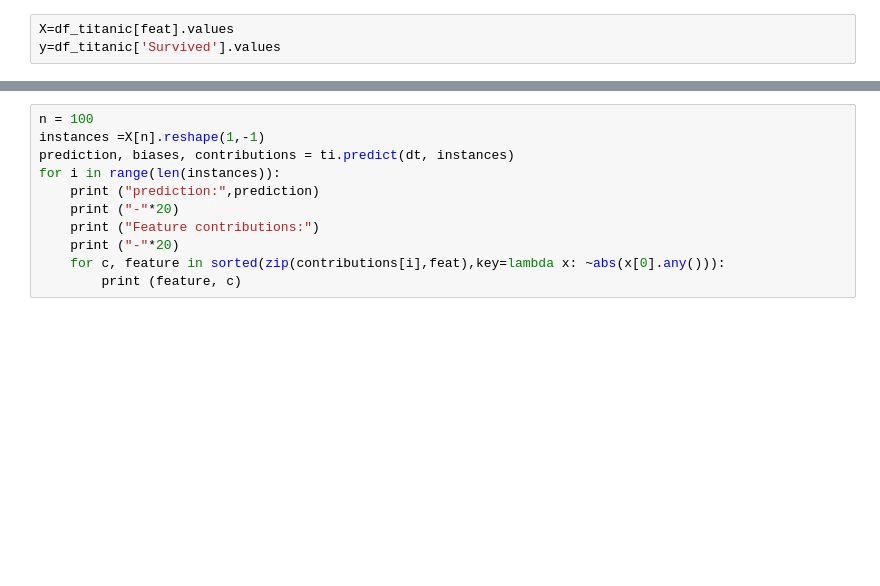
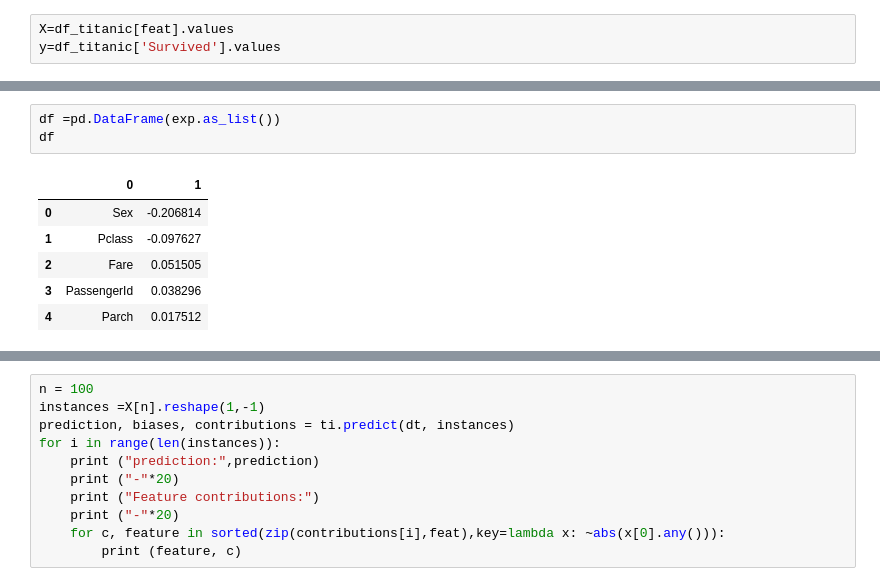
Before and after one commit to Santanukolkata/Data_Science, a Jupyter notebook: Classification_Metrics/Model_testing_using_LIME.ipynb, the cells around one changed output, grey strips where cells are left out. Drawn from its saved outputs; the diff is of its cells as text; blank space fills up the shorter version.

```diff
--- a/Classification_Metrics/Model_testing_using_LIME.ipynb
+++ b/Classification_Metrics/Model_testing_using_LIME.ipynb
@@ -65,4 +65,14 @@ exp = explainer.explain_instance(X[n], dt.predict_proba, num_features=5, top_lab
 exp.show_in_notebook(show_table=True,  predict_proba= True , show_predicted_value = True , show_all=False)
 # %% [output]
 [interactive output not drawn]
+# %%
+df =pd.DataFrame(exp.as_list())
+df
+# %% [output]
+|  | 0 | 1 |
+| 0 | Sex | -0.206814 |
+| 1 | Pclass | -0.097627 |
+| 2 | Fare | 0.051505 |
+| 3 | PassengerId | 0.038296 |
+| 4 | Parch | 0.017512 |
 # %%
```
Also changed, not shown: parts of 2 cells of this notebook.
